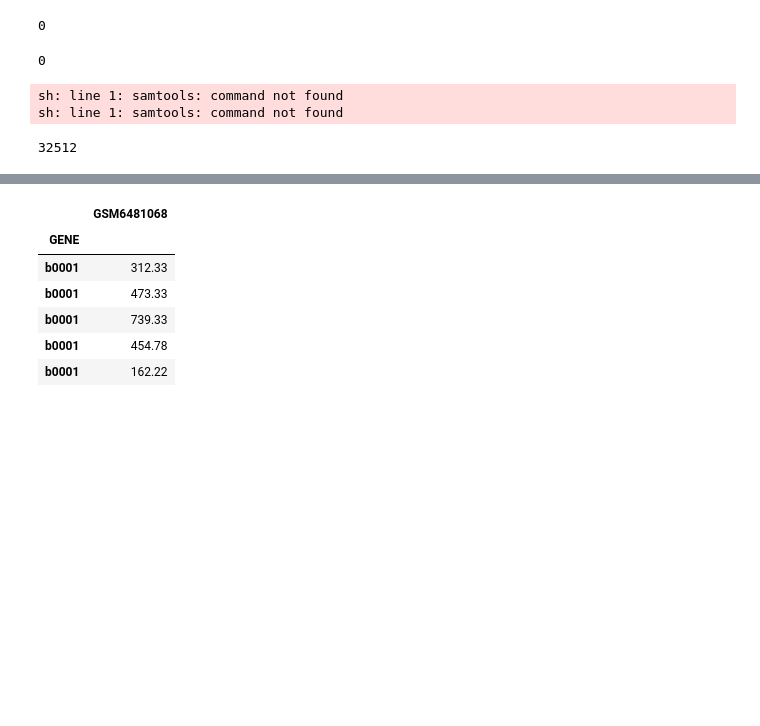
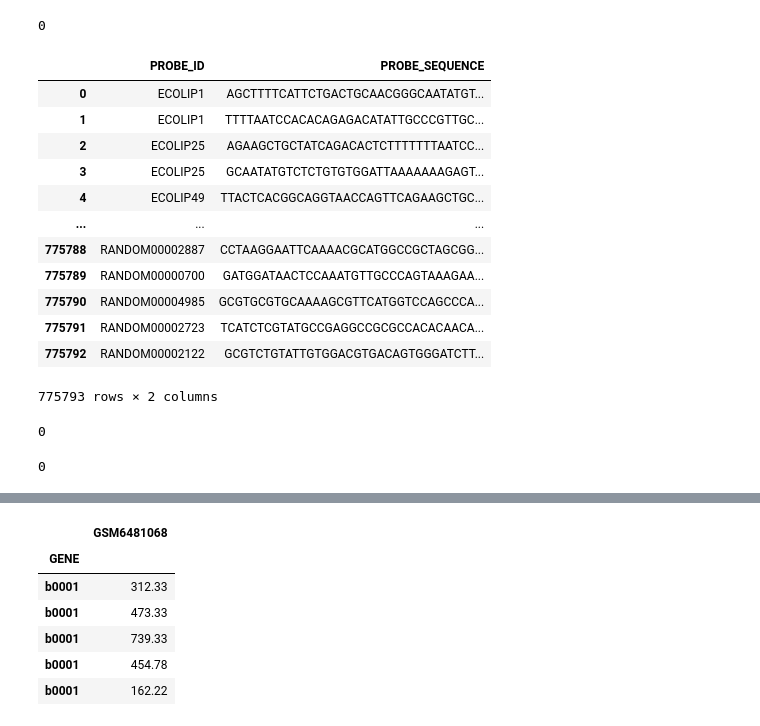
Before and after one commit to mateomics/mateo, a Jupyter notebook: Read_microarrays.ipynb, the cells around one changed output, grey strips where cells are left out. Cells and saved outputs as stored; diff of their text form; code cells hidden in the pictures; blank space fills up the shorter version.

```diff
--- a/Read_microarrays.ipynb
+++ b/Read_microarrays.ipynb
@@ -133,4 +150,20 @@ Renaming test/test.2.bt2.tmp to test/test.2.bt2
 Renaming test/test.rev.1.bt2.tmp to test/test.rev.1.bt2
 Renaming test/test.rev.2.bt2.tmp to test/test.rev.2.bt2
 0
+# %%
+merge_sups[["PROBE_ID","PROBE_SEQUENCE"]]
+# %% [output]
+|  | PROBE_ID | PROBE_SEQUENCE |
+| 0 | ECOLIP1 | AGCTTTTCATTCTGACTGCAACGGGCAATATGT... |
+| 1 | ECOLIP1 | TTTTAATCCACACAGAGACATATTGCCCGTTGC... |
+| 2 | ECOLIP25 | AGAAGCTGCTATCAGACACTCTTTTTTTAATCC... |
+| 3 | ECOLIP25 | GCAATATGTCTCTGTGTGGATTAAAAAAAGAGT... |
+| 4 | ECOLIP49 | TTACTCACGGCAGGTAACCAGTTCAGAAGCTGC... |
+| ... | ... | ... |
+| 775788 | RANDOM00002887 | CCTAAGGAATTCAAAACGCATGGCCGCTAGCGG... |
+| 775789 | RANDOM00000700 | GATGGATAACTCCAAATGTTGCCCAGTAAAGAA... |
+| 775790 | RANDOM00004985 | GCGTGCGTGCAAAAGCGTTCATGGTCCAGCCCA... |
+| 775791 | RANDOM00002723 | TCATCTCGTATGCCGAGGCCGCGCCACACAACA... |
+| 775792 | RANDOM00002122 | GCGTCTGTATTGTGGACGTGACAGTGGGATCTT... |
+775793 rows × 2 columns
 # %%
@@ -148,10 +182,8 @@ os.system(command=command)
 0
 # %%
 # Para despues correr el featureCounts es mejor con archivos bam :3
-command = f"samtools view -bS {out} | samtools sort -o {out.replace('.sam','.bam')}"
+command = f"/export/apps/bioconda/bin/samtools view -bS {out} | /export/apps/bioconda/bin/samtools sort -o {out.replace('.sam','.bam')}"
 os.system(command=command)
 # %% [output]
-sh: line 1: samtools: command not found
-sh: line 1: samtools: command not found
+0
-32512
 # %%
```
Also changed, not shown: parts of 36 cells of this notebook.
